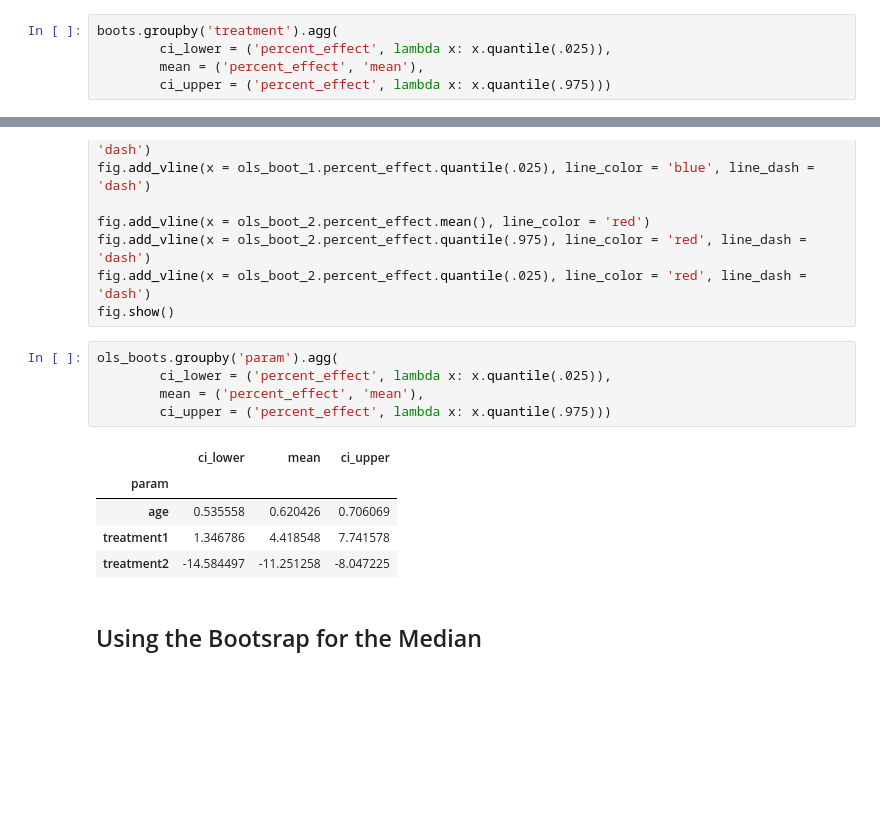
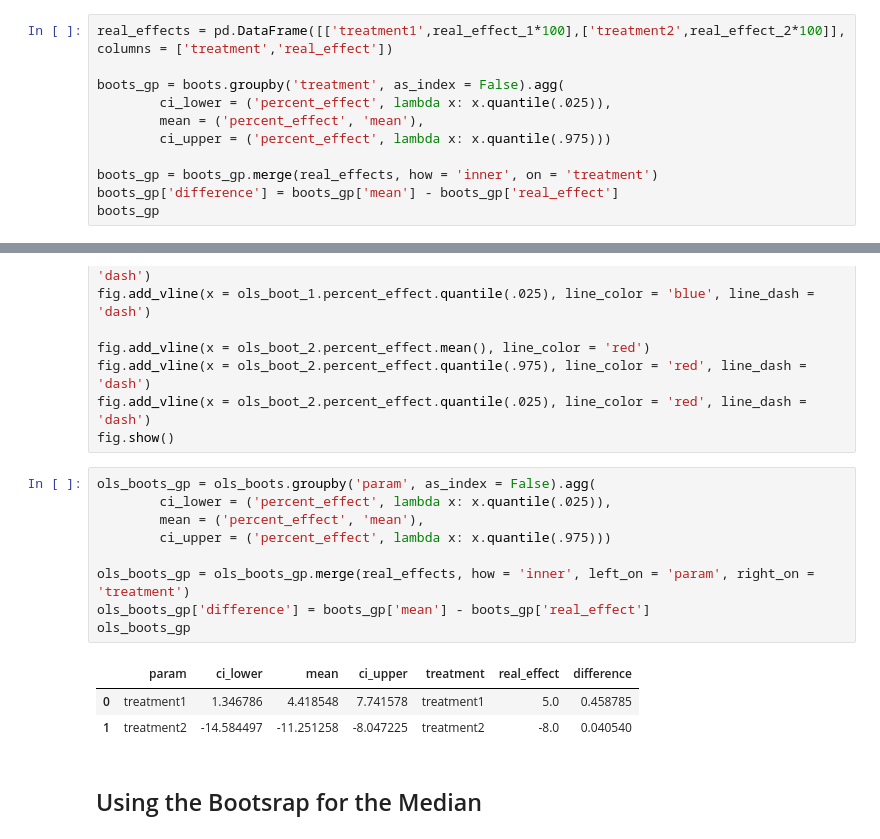
Before and after one commit to alexdparker/datascience, a Jupyter notebook: bootstrapping.ipynb, the cells around one changed output, grey strips where cells are left out. Drawn from its saved outputs; the diff is of its cells as text; blank space fills up the shorter version.

```diff
--- a/bootstrapping.ipynb
+++ b/bootstrapping.ipynb
@@ -95,6 +97,12 @@ fig.show()
 # %%
-boots.groupby('treatment').agg(
+real_effects = pd.DataFrame([['treatment1',real_effect_1*100],['treatment2',real_effect_2*100]], columns = ['treatment','real_effect'])
+
+boots_gp = boots.groupby('treatment', as_index = False).agg(
         ci_lower = ('percent_effect', lambda x: x.quantile(.025)),
         mean = ('percent_effect', 'mean'),
         ci_upper = ('percent_effect', lambda x: x.quantile(.975)))
+
+boots_gp = boots_gp.merge(real_effects, how = 'inner', on = 'treatment')
+boots_gp['difference'] = boots_gp['mean'] - boots_gp['real_effect']
+boots_gp
 # %% [output]
@@ -185,16 +192,18 @@ fig.add_vline(x = ols_boot_2.percent_effect.quantile(.975), line_color = 'red',
 fig.add_vline(x = ols_boot_2.percent_effect.quantile(.025), line_color = 'red', line_dash = 'dash')
 fig.show()
 # %%
-ols_boots.groupby('param').agg(
+ols_boots_gp = ols_boots.groupby('param', as_index = False).agg(
         ci_lower = ('percent_effect', lambda x: x.quantile(.025)),
         mean = ('percent_effect', 'mean'),
         ci_upper = ('percent_effect', lambda x: x.quantile(.975)))
+
+ols_boots_gp = ols_boots_gp.merge(real_effects, how = 'inner', left_on = 'param', right_on = 'treatment')
+ols_boots_gp['difference'] = boots_gp['mean'] - boots_gp['real_effect']
+ols_boots_gp
 # %% [output]
-|  | ci_lower | mean | ci_upper |
-| param |  |  |  |
-| age | 0.535558 | 0.620426 | 0.706069 |
-| treatment1 | 1.346786 | 4.418548 | 7.741578 |
-| treatment2 | -14.584497 | -11.251258 | -8.047225 |
+|  | param | ci_lower | mean | ci_upper | treatment | real_effect | difference |
+| 0 | treatment1 | 1.346786 | 4.418548 | 7.741578 | treatment1 | 5.0 | 0.458785 |
+| 1 | treatment2 | -14.584497 | -11.251258 | -8.047225 | treatment2 | -8.0 | 0.040540 |
 # %% [markdown]
 ## Using the Bootsrap for the Median
 # %%
```
Also changed, not shown: parts of 5 cells of this notebook, 1 other file.
